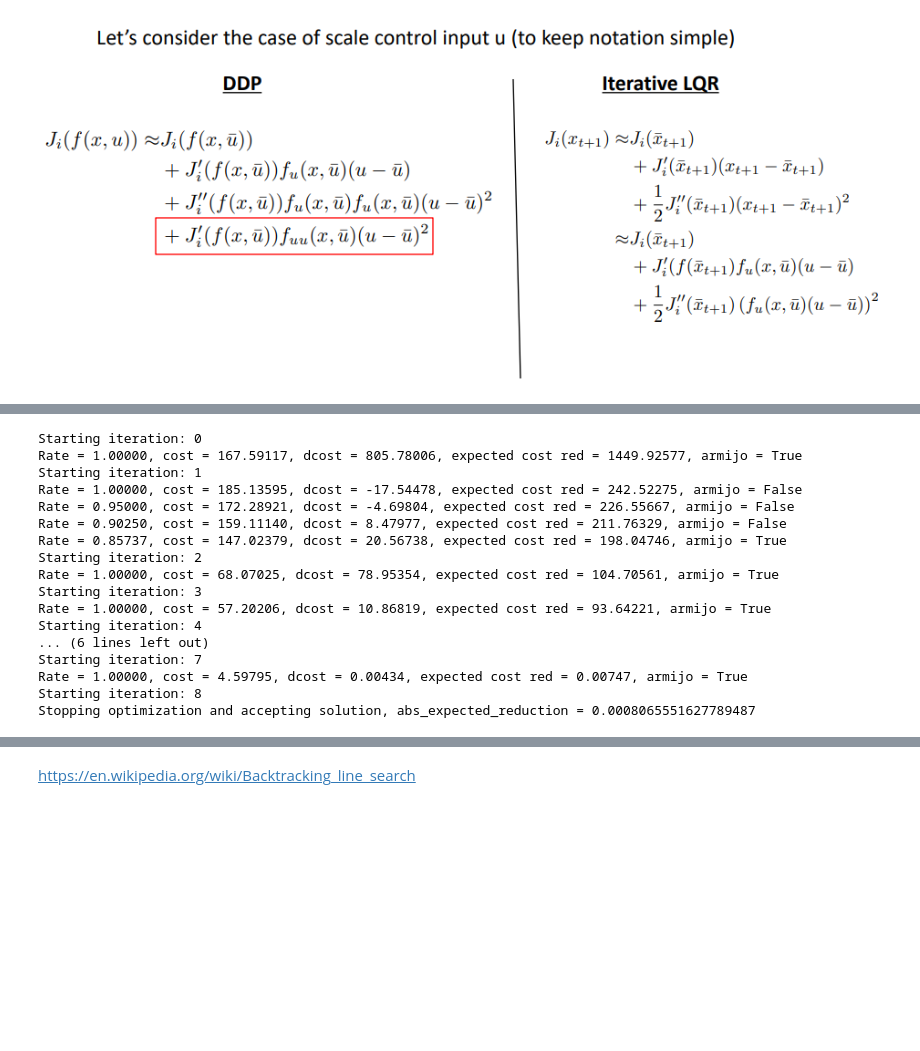
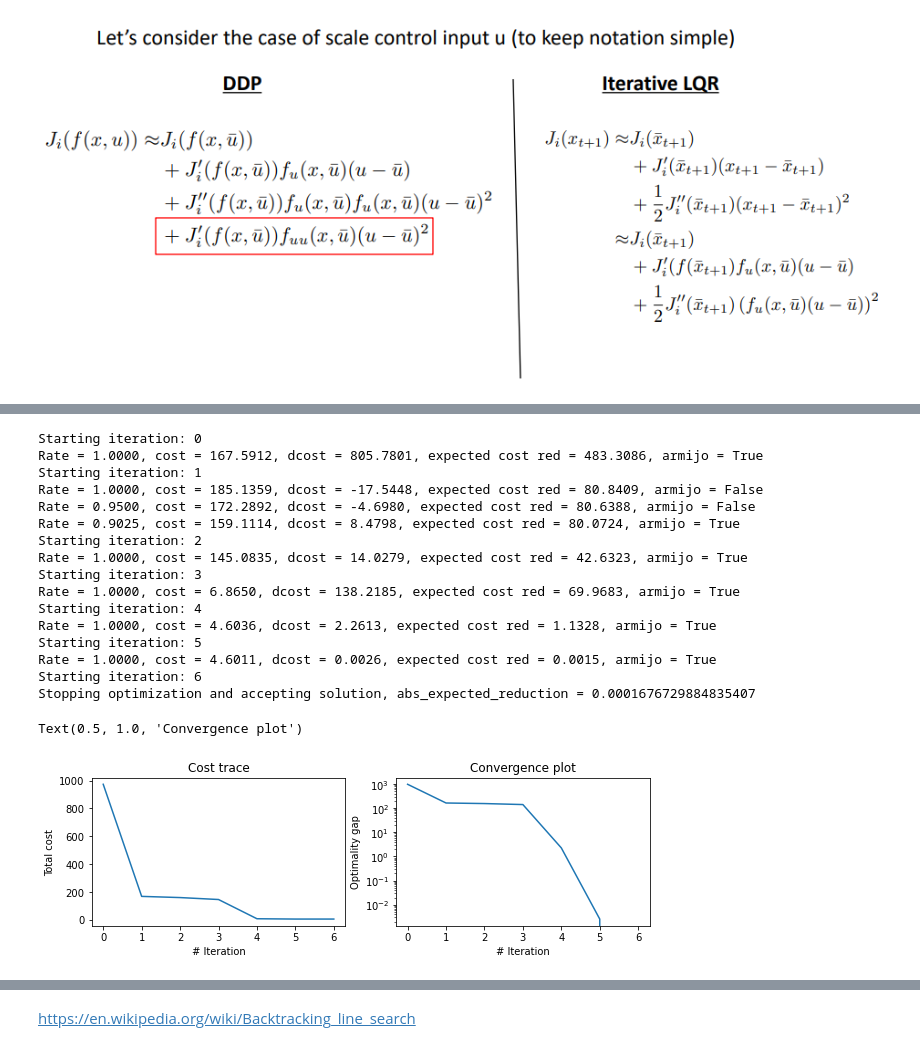
Before and after one commit to xyyeh/learning, a Jupyter notebook: General/notes/Optimal Control/ILQR.ipynb, the cells around one changed output, grey strips where cells are left out. Drawn from its saved outputs; the diff is of its cells as text; code cells hidden in the pictures; blank space fills up the shorter version.

```diff
--- a/General/notes/Optimal Control/ILQR.ipynb
+++ b/General/notes/Optimal Control/ILQR.ipynb
@@ -251,9 +269,7 @@ class ilqr:
         current_state = self.init_state_
         for i in range(0, self.n_timesteps_): # 0 to N-1
             current_input = self.inputs_[i,:] # u_k
-#             print("i = {}, current_input = {}, current_state = {}".format(i, current_input, current_state))
             next_state = self.f_(current_state, current_input, self.dt_, self.parameters_).flatten() # x_{k+1} = f(x_k, u_k)
-#             print("i = {}, next_state = {}".format(i, next_state))
             # store both u_k and x_{k+1}
             states[i+1,:] = next_state
             inputs[i,:] = current_input
@@ -278,14 +294,6 @@ class ilqr:
         Returns:
             double: Total cost, i.e. terminal cost + running cost
         """
-        # dynamics first derivatives
-
-        # dynamics second derivatives
-
-        # cost first derivatives
-
-        # cost second derivatives
-
         # accumulate cost to go
         total_cost = 0
         for i in range(0, self.n_timesteps_):
@@ -363,7 +371,7 @@ class ilqr:
             # update the expected reduction (11a), delta V
             # similar to equation of delta J(\alpha)
             current_cost_reduction_grad = -Q_u.T @ k
-            current_cost_reduction_hess = (0.5 * k.T @ (Q_uu) @ (k))
+            current_cost_reduction_hess = -(0.5 * k.T @ (Q_uu) @ (k))
             current_cost_reduction = current_cost_reduction_grad + current_cost_reduction_hess
 
             expected_cost_reduction_grad += current_cost_reduction_grad
@@ -436,6 +444,9 @@ class ilqr:
         # compute initial cost
         current_cost = self.compute_cost(states, inputs)
 
+        # setup traces
+        cost_trace = [current_cost]
+
         # learning parameters
         learning_speed = 0.95 # this can be modified, 0.95 is very slow
         low_learning_rate = 0.05 # if learning rate drops to this value stop the optimization
@@ -470,11 +481,12 @@ class ilqr:
                 expected_cost_red = learning_rate * (self.expected_cost_reduction_grad_ + learning_rate*self.expected_cost_reduction_hess_)
                 armijo_flag = (cost_difference / expected_cost_red) > armijo_threshold # z (13)
 
-                print("Rate = {:.5f}, cost = {:.5f}, dcost = {:.5f}, expected cost red = {:.5f}, armijo = {}".format(learning_rate, new_cost, cost_difference, expected_cost_red, armijo_flag))
+                print("Rate = {:.4f}, cost = {:.4f}, dcost = {:.4f}, expected cost red = {:.4f}, armijo = {}".format(learning_rate, new_cost, cost_difference, expected_cost_red, armijo_flag))
 
                 if (armijo_flag):
                     # accept new trajectory if armijo condition is met
                     current_cost = new_cost
+                    cost_trace.append(current_cost)
                     self.states_ = new_states
                     self.inputs_ = new_inputs
                 else:
@@ -490,7 +502,7 @@ class ilqr:
         states = self.states_
         inputs = self.inputs_
 
-        return states, inputs, k_feedforward, K_feedback, current_cost
+        return states, inputs, k_feedforward, K_feedback, cost_trace
 # %%
 # import dynamics
 (f,f_x,f_u) = symbolic_dynamics_pendulum()
@@ -528,23 +540,46 @@ n_iterations = 50
 ilqr = ilqr(init_state, target_state, initial_input_guess, dt, start_time, end_time, f, f_x, f_u, Q_k, R_k, Q_T, parameters, n_iterations)
 
 # solve for swing up
-(states, inputs, k_feedforward, K_feedback, current_cost) = ilqr.solve()
+(states, inputs, k_feedforward, K_feedback, cost_trace) = ilqr.solve()
 # %% [output]
 Starting iteration: 0
-Rate = 1.00000, cost = 167.59117, dcost = 805.78006, expected cost red = 1449.92577, armijo = True
+Rate = 1.0000, cost = 167.5912, dcost = 805.7801, expected cost red = 483.3086, armijo = True
 Starting iteration: 1
-Rate = 1.00000, cost = 185.13595, dcost = -17.54478, expected cost red = 242.52275, armijo = False
-Rate = 0.95000, cost = 172.28921, dcost = -4.69804, expected cost red = 226.55667, armijo = False
-Rate = 0.90250, cost = 159.11140, dcost = 8.47977, expected cost red = 211.76329, armijo = False
-Rate = 0.85737, cost = 147.02379, dcost = 20.56738, expected cost red = 198.04746, armijo = True
+Rate = 1.0000, cost = 185.1359, dcost = -17.5448, expected cost red = 80.8409, armijo = False
+Rate = 0.9500, cost = 172.2892, dcost = -4.6980, expected cost red = 80.6388, armijo = False
+Rate = 0.9025, cost = 159.1114, dcost = 8.4798, expected cost red = 80.0724, armijo = True
 Starting iteration: 2
-Rate = 1.00000, cost = 68.07025, dcost = 78.95354, expected cost red = 104.70561, armijo = True
+Rate = 1.0000, cost = 145.0835, dcost = 14.0279, expected cost red = 42.6323, armijo = True
 Starting iteration: 3
-Rate = 1.00000, cost = 57.20206, dcost = 10.86819, expected cost red = 93.64221, armijo = True
+Rate = 1.0000, cost = 6.8650, dcost = 138.2185, expected cost red = 69.9683, armijo = True
 Starting iteration: 4
-... (6 lines left out)
-Starting iteration: 7
-Rate = 1.00000, cost = 4.59795, dcost = 0.00434, expected cost red = 0.00747, armijo = True
-Starting iteration: 8
-Stopping optimization and accepting solution, abs_expected_reduction = 0.0008065551627789487
+Rate = 1.0000, cost = 4.6036, dcost = 2.2613, expected cost red = 1.1328, armijo = True
+Starting iteration: 5
+Rate = 1.0000, cost = 4.6011, dcost = 0.0026, expected cost red = 0.0015, armijo = True
+Starting iteration: 6
+Stopping optimization and accepting solution, abs_expected_reduction = 0.0001676729884835407
+# %%
+%matplotlib inline
+
+import matplotlib.pyplot as plt
+
+plt.subplots(figsize=(10,6))
+
+# plot results
+plt.subplot(2, 2, 1)
+plt.plot(cost_trace)
+plt.xlabel('# Iteration')
+plt.ylabel('Total cost')
+plt.title('Cost trace')
+
+plt.subplot(2, 2, 2)
+delta_opt = (np.array(cost_trace) - cost_trace[-1])
+plt.plot(delta_opt)
+plt.yscale('log')
+plt.xlabel('# Iteration')
+plt.ylabel('Optimality gap')
+plt.title('Convergence plot')
+# %% [output]
+Text(0.5, 1.0, 'Convergence plot')
+[figure, added]
 # %%
```
Also changed, not shown: parts of 8 cells of this notebook.
